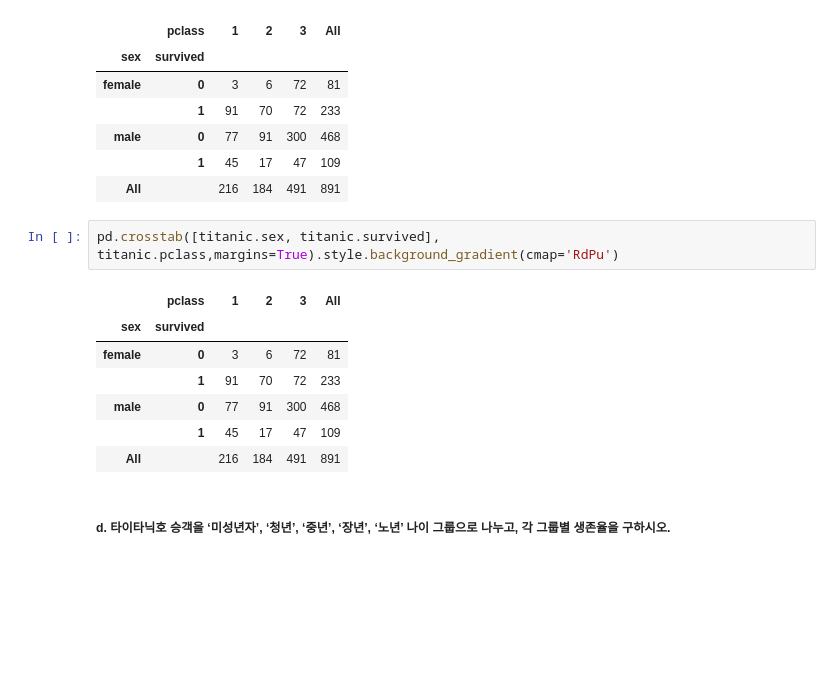
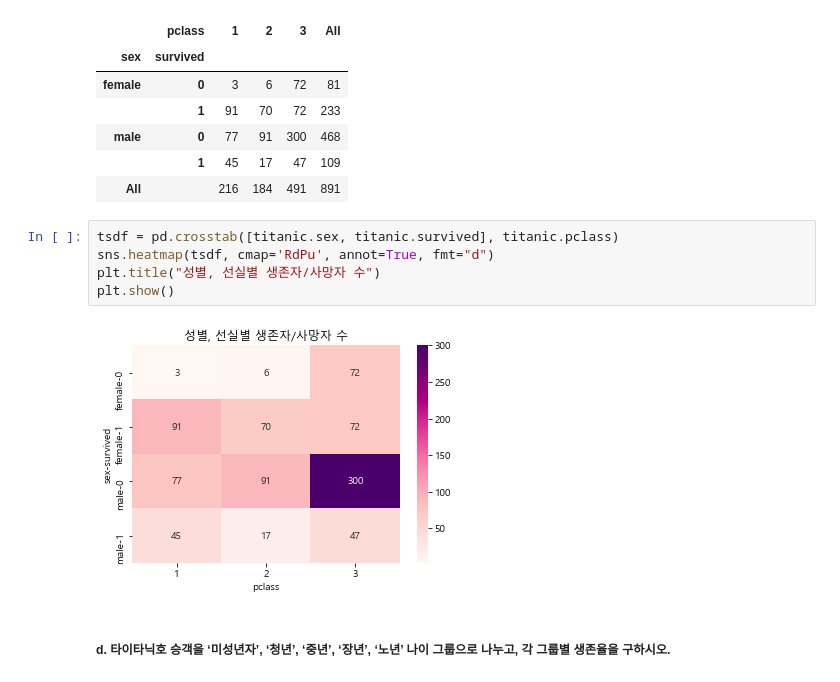
Before and after one commit to ckiekim/Data-Analysis-2020-old, a Jupyter notebook: 03.Pandas/09_심화문제.ipynb, the cells around one changed output. Cells and saved outputs as stored; diff of their text form; blank space fills up the shorter version.

```diff
--- a/03.Pandas/09_심화문제.ipynb
+++ b/03.Pandas/09_심화문제.ipynb
@@ -216,16 +251,13 @@ pd.crosstab([titanic.sex, titanic.survived], titanic.pclass, margins=True)
 | male | 0 | 77 | 91 | 300 | 468 |
 |  | 1 | 45 | 17 | 47 | 109 |
 | All |  | 216 | 184 | 491 | 891 |
-# %%
-pd.crosstab([titanic.sex, titanic.survived], titanic.pclass,margins=True).style.background_gradient(cmap='RdPu')
-# %% [output]
-|  | pclass | 1 | 2 | 3 | All |
-| sex | survived |  |  |  |  |
-| female | 0 | 3 | 6 | 72 | 81 |
-|  | 1 | 91 | 70 | 72 | 233 |
-| male | 0 | 77 | 91 | 300 | 468 |
-|  | 1 | 45 | 17 | 47 | 109 |
-| All |  | 216 | 184 | 491 | 891 |
+# %%
+tsdf = pd.crosstab([titanic.sex, titanic.survived], titanic.pclass)
+sns.heatmap(tsdf, cmap='RdPu', annot=True, fmt="d")
+plt.title("성별, 선실별 생존자/사망자 수")
+plt.show()
+# %% [output]
+[figure, added]
 # %% [markdown]
 ##### d. 타이타닉호 승객을 ‘미성년자’, ‘청년’, ‘중년’, ‘장년’, ‘노년’ 나이 그룹으로 나누고, 각 그룹별 생존율을 구하시오.
 # %%
```
Also changed, not shown: parts of 34 cells of this notebook.
